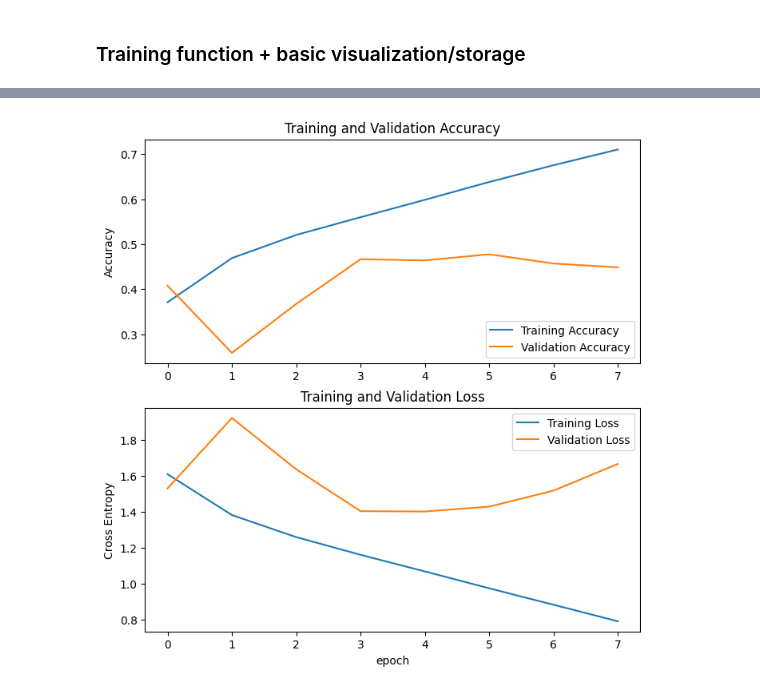
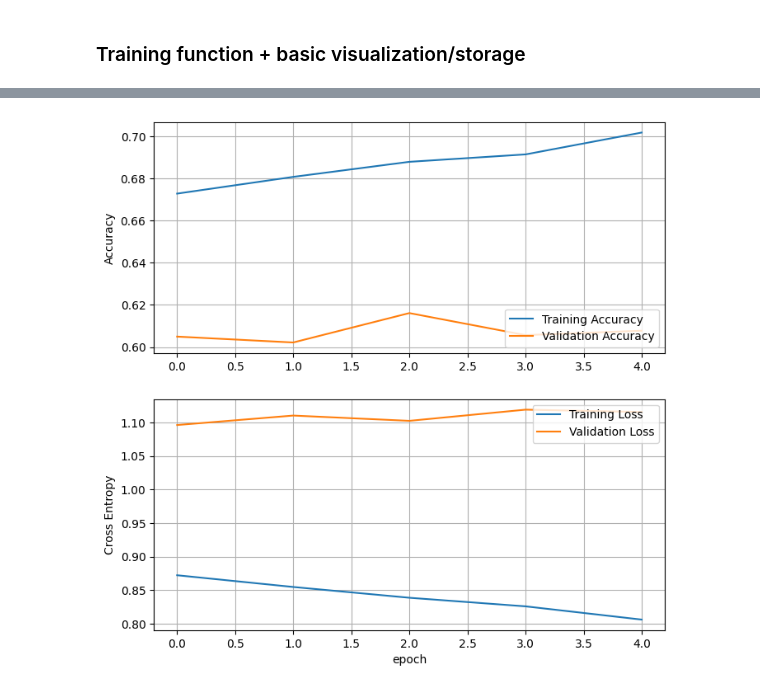
Before and after one commit to oyjuffer/DL-Final, a Jupyter notebook: CNN.ipynb, the cells around one changed output, grey strips where cells are left out. Cells and saved outputs as stored; diff of their text form; code cells hidden in the pictures.

Commit message:
Final CNN training

```diff
--- a/CNN.ipynb
+++ b/CNN.ipynb
@@ -89,7 +89,7 @@ If ext_flag=0, then the 80/20 % of the original train folder are used for traini
 image_size = 48 # 48x48 gray scale images
 batch_size = 32 # default batch size
 
-ext_flag=0
+ext_flag=1
 
 if ext_flag:
 
@@ -216,32 +291,31 @@ model.add(Conv2D(filters=16, kernel_size=3, padding='same'))
 model.add(BatchNormalization())
 model.add(Activation('relu'))
 model.add(AveragePooling2D(pool_size=2, padding='same'))
-model.add(Dropout(rate=0.1))
+# model.add(Dropout(rate=0.1))
 
-model.add(Conv2D(filters=32, kernel_size=3, padding='same'))
+model.add(SeparableConv2D(filters=32, kernel_size=3, padding='same'))
 model.add(BatchNormalization())
 model.add(Activation('relu'))
 model.add(MaxPooling2D(pool_size=2, padding='same'))
-model.add(Dropout(rate=0.5))
+# model.add(Dropout(rate=0.5))
 
 model.add(Conv2D(filters=64, kernel_size=3, padding='same'))
 model.add(BatchNormalization())
 model.add(Activation('relu'))
 model.add(AveragePooling2D(pool_size=2, padding='same'))
-model.add(Dropout(rate=0.1))
+# model.add(Dropout(rate=0.1))
 
-model.add(Conv2D(filters=128, kernel_size=3, padding='same'))
+model.add(SeparableConv2D(filters=128, kernel_size=3, padding='same'))
 model.add(BatchNormalization())
 model.add(Activation('relu'))
 model.add(MaxPooling2D(pool_size=2, padding='same'))
-model.add(Dropout(rate=0.5))
+# model.add(Dropout(rate=0.5))
 
 model.add(Conv2D(filters=256, kernel_size=3, padding='same'))
 model.add(BatchNormalization())
 model.add(Activation('relu'))
 model.add(AveragePooling2D(pool_size=2, padding='same'))
-model.add(Dropout(rate=0.1))
-
+# model.add(Dropout(rate=0.1))
 
 model.add(Flatten())
 
@@ -255,7 +329,5 @@ model.compile(
   loss=tf.keras.losses.SparseCategoricalCrossentropy(from_logits=True), # labels are provided as integers
   metrics=['accuracy']) # computes the accuracy
 
-# Epoch 43/100
-# 718/718 [==============================] - 51s 71ms/step - loss: 0.7987 - accuracy: 0.6969 - val_loss: 1.0885 - val_accuracy: 0.5935
-# [1.0848079919815063, 0.6021175980567932
+# 718/718 [==============================] - 50s 69ms/step - loss: 0.9222 - accuracy: 0.6529 - val_loss: 1.1301 - val_accuracy: 0.5874
 # %% [output]
@@ -347,5 +368,5 @@ def train_model(model, train=train_ds, validation=val_ds, epochs=10, patience=4,
 
   return history
 # %%
-history = train_model(model, epochs=200, patience=25)
+history = train_model(model, epochs=20, patience=4)
 # %% [output]
@@ -389,15 +403,21 @@ plt.plot(acc, label='Training Accuracy')
 plt.plot(val_acc, label='Validation Accuracy')
 plt.legend(loc='lower right')
 plt.ylabel('Accuracy')
+plt.grid()
 # plt.ylim([min(plt.ylim()),1])
-plt.title('Training and Validation Accuracy')
+# plt.title('Training and Validation Accuracy')
 
 plt.subplot(2, 1, 2)
 plt.plot(loss, label='Training Loss')
 plt.plot(val_loss, label='Validation Loss')
 plt.legend(loc='upper right')
 plt.ylabel('Cross Entropy')
-plt.title('Training and Validation Loss')
+# plt.title('Training and Validation Loss')
+plt.grid()
 plt.xlabel('epoch')
+
+plt.savefig('ext_dataset_dropout2.png')
+plt.savefig('ext_dataset_dropout2.eps')
+
 plt.show()
 # %% [output]
@@ -404 +425 @@ plt.show()
-[figure, old version]
+[figure, new version]
```
Also changed, not shown: parts of 10 cells of this notebook, 32 other files.
